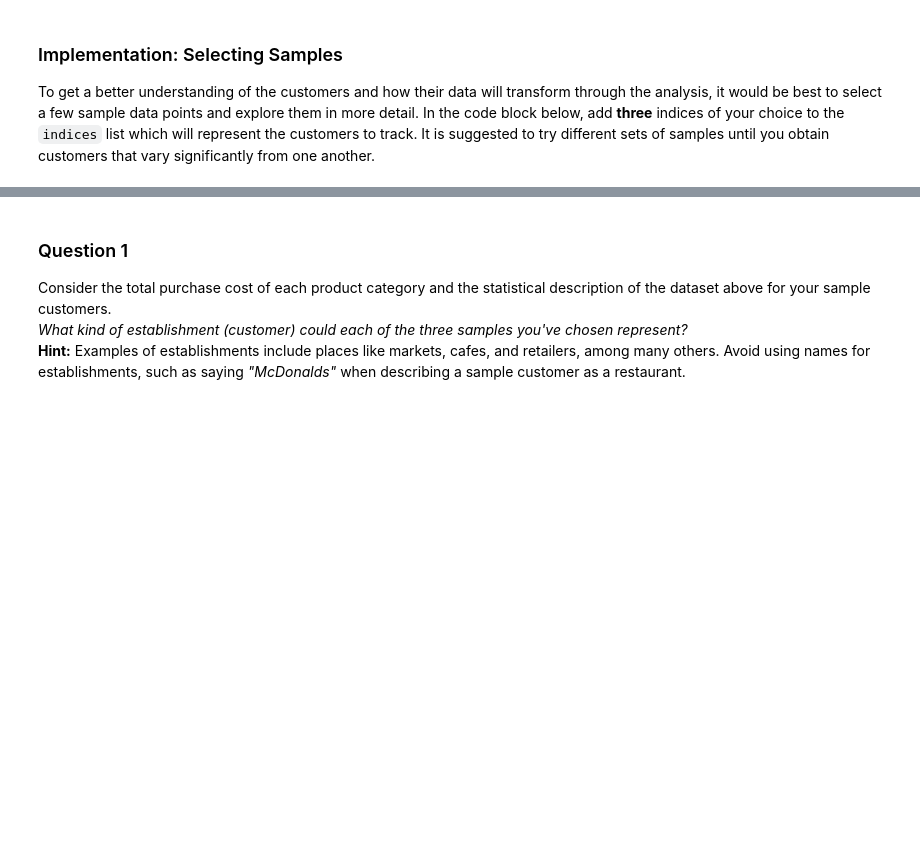
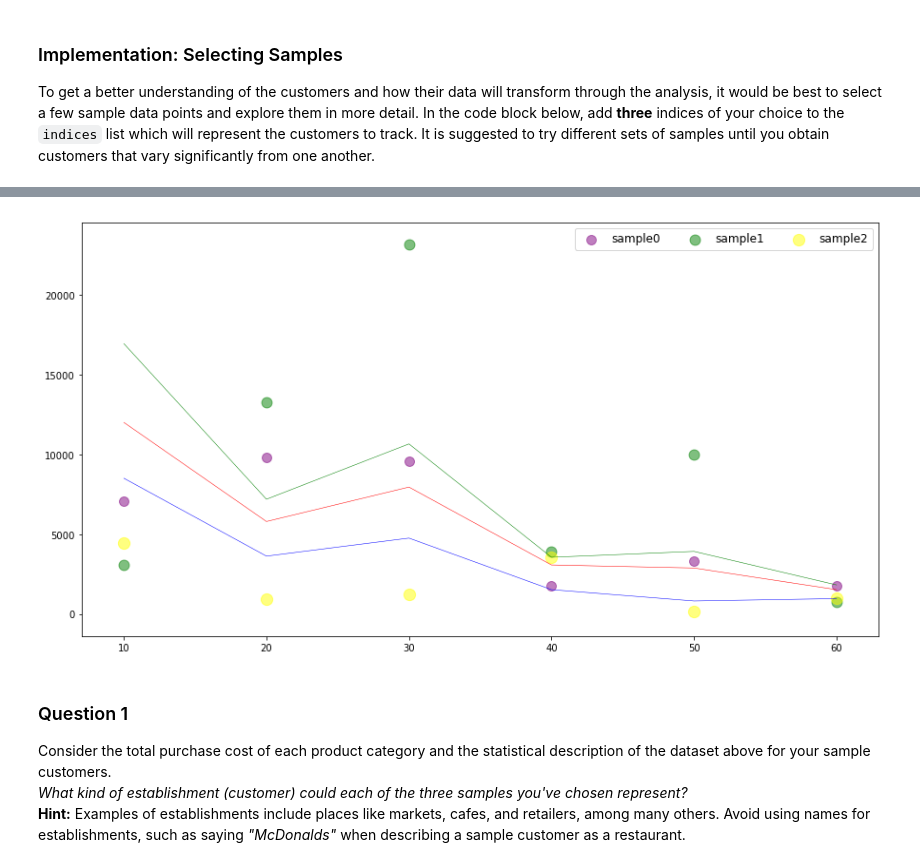
Before and after one commit to alyzleafbell/machine-learning, a Jupyter notebook: projects/customer_segments/customer_segments.ipynb, the cells around one changed output, grey strips where cells are left out. Cells and saved outputs as stored; diff of their text form; code cells hidden in the pictures; blank space fills up the shorter version.

```diff
--- a/projects/customer_segments/customer_segments.ipynb
+++ b/projects/customer_segments/customer_segments.ipynb
@@ -75,3 +82,28 @@ Chosen samples of wholesale customers dataset:
+# %%
+# plot boxplot of the 6 data features
+import matplotlib.pyplot as plt
+
+f, axs = plt.subplots(1,1,figsize=(15,8))
+#axs = sns.boxplot(data=data['Fresh'])
+X= np.linspace(10, 60, 6)
+Y = data.describe().loc['75%']
+l0 = axs.plot(X, Y, linestyle='solid', linewidth=.5, color='green')
+Y =data.describe().loc['mean']
+l1 = axs.plot(X, Y, linestyle='solid', linewidth=.5, color='red')
+Y = data.describe().loc['50%']
+l2 = axs.plot(X, Y, linestyle='solid', linewidth=.5, color='blue')
+s1 = axs.scatter(X,samples.iloc[0], color='purple',s=100,alpha=0.5)
+s2 = axs.scatter(X,samples.iloc[1], color='green',s=120,alpha=.5)
+s3 = axs.scatter(X,samples.iloc[2], color='yellow',s=150,alpha=.5)
+plt.legend(( s1, s2, s3),
+           ('sample0', 'sample1', 'sample2'),
+           loc='upper right',
+           ncol=3,
+           fontsize=12)
+
+plt.show()
+# %% [output]
+[figure, added]
 # %% [markdown]
 ### Question 1
 Consider the total purchase cost of each product category and the statistical description of the dataset above for your sample customers.
```
Also changed, not shown: parts of 26 cells of this notebook, 1 other file.
